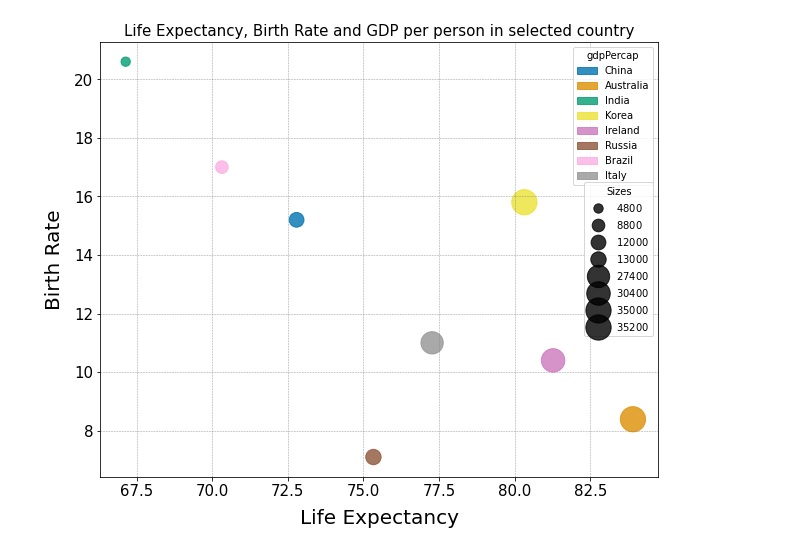
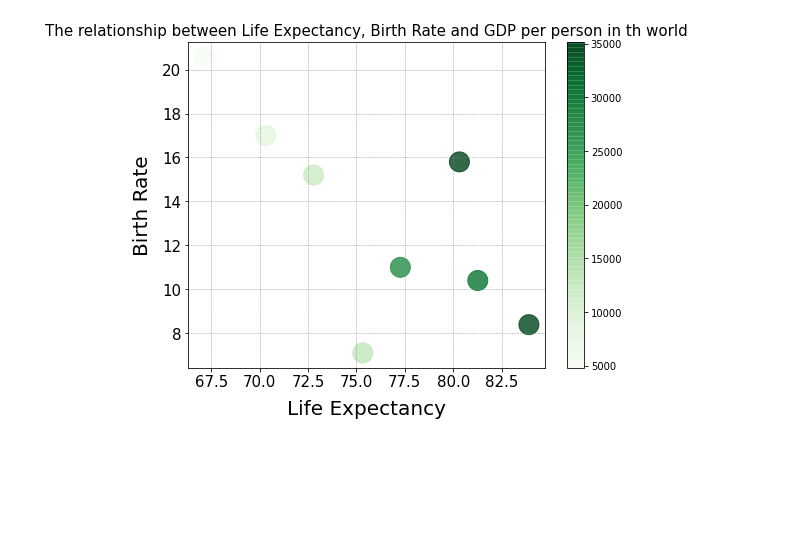
Before and after one commit to swsamleo/Paper-Viz, a Jupyter notebook: Code/bubble_class.ipynb, the cells around one changed output. Drawn from its saved outputs; the diff is of its cells as text; code cells hidden in the pictures; blank space fills up the shorter version.

Commit message:
Bubble class and Scatter class code,data and image

```diff
--- a/Code/bubble_class.ipynb
+++ b/Code/bubble_class.ipynb
@@ -367,17 +607,35 @@ class Bubble:
 # %%
-b1=Bubble()
+b4 = Bubble()
+"""Bubble chart with colormap
 
-  # file: file name of your data source, it support csv/excel,text. for example: 'new_file.csv'
-  # x_col_name: The X column name
-  # y_col_name: The Y column name
-  # bubble_col : The bubble values column
-  # x_label: x axis label
-  # y_label: y axis label
-  # legend_label: legend labels column names
-  # legend title: customize legend lables title
-  # plot_title: The title of the plot
-  # output_name : output file name
-b1.bubble_plot(file='bubble_gdp.xlsx',x_col_name='Life Expectancy',y_col_name='Birth Rate',bubble_col = 'GDP', x_label='Life Expectancy',y_label='Birth Rate',legend_label='Name',legend_title='gdpPercap',
-               plot_title='Life Expectancy, Birth Rate and GDP per person in selected country', output_name='gdp.pdf',bubble_scale=55)
+This function will convert the user's incoming data set into DataFrame and then draw
+the Bubble Chart using Matplotlib. The bubble chart can show x, y and bubbles colormap.
+
+In this bubble chart, the bubble size are fixed. The bubble_col values will decide the The depth
+of color of the bubbles. The colormap legend will place at the right hand side of the plot.
+
+Args:
+    file: file name of your data source, it support csv/excel,text. for example: 'new_file.csv'
+    x_col_name: The X column name
+    y_col_name: The Y column name
+    bubble_col : The bubble values column
+    x_label: x axis label
+    y_label: y axis label
+    plot_title: The title of the plot
+    output_name : output file name
+
+"""
+b4.bubble_colormap(
+    file='bubble_gdp.xlsx',
+    x_col_name='Life Expectancy',
+    y_col_name='Birth Rate',
+    bubble_col='GDP',
+    x_label='Life Expectancy',
+    y_label='Birth Rate',
+    legend_label='Name',
+    legend_title='gdpPercap',
+    plot_title=
+    'The relationship between Life Expectancy, Birth Rate and GDP per person in th world',
+    output_name='gdp.pdf')
 # %% [output]
-[figure, old version]
+[figure, new version]
```
Also changed, not shown: parts of 7 cells of this notebook, 12 other files.
